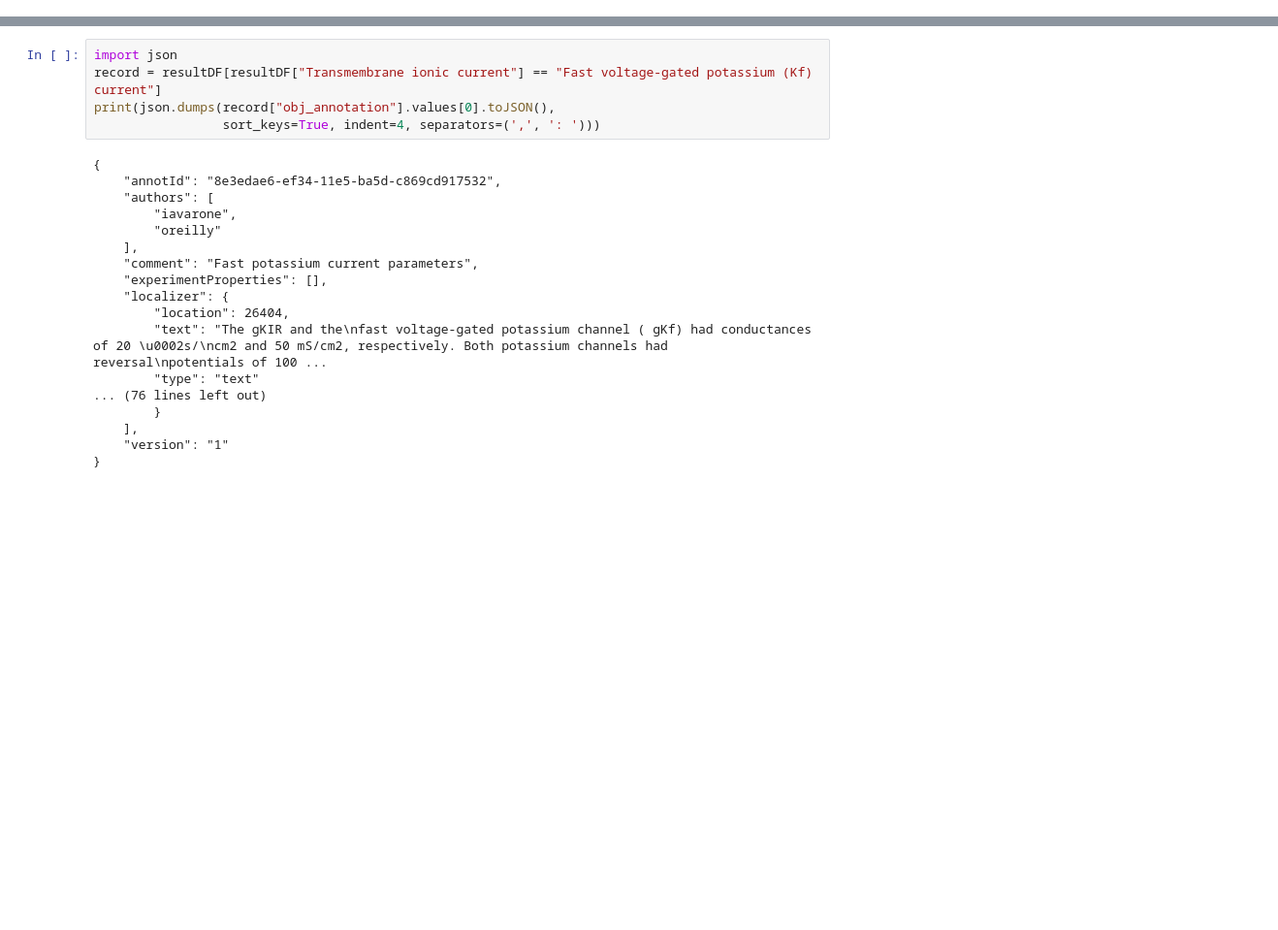
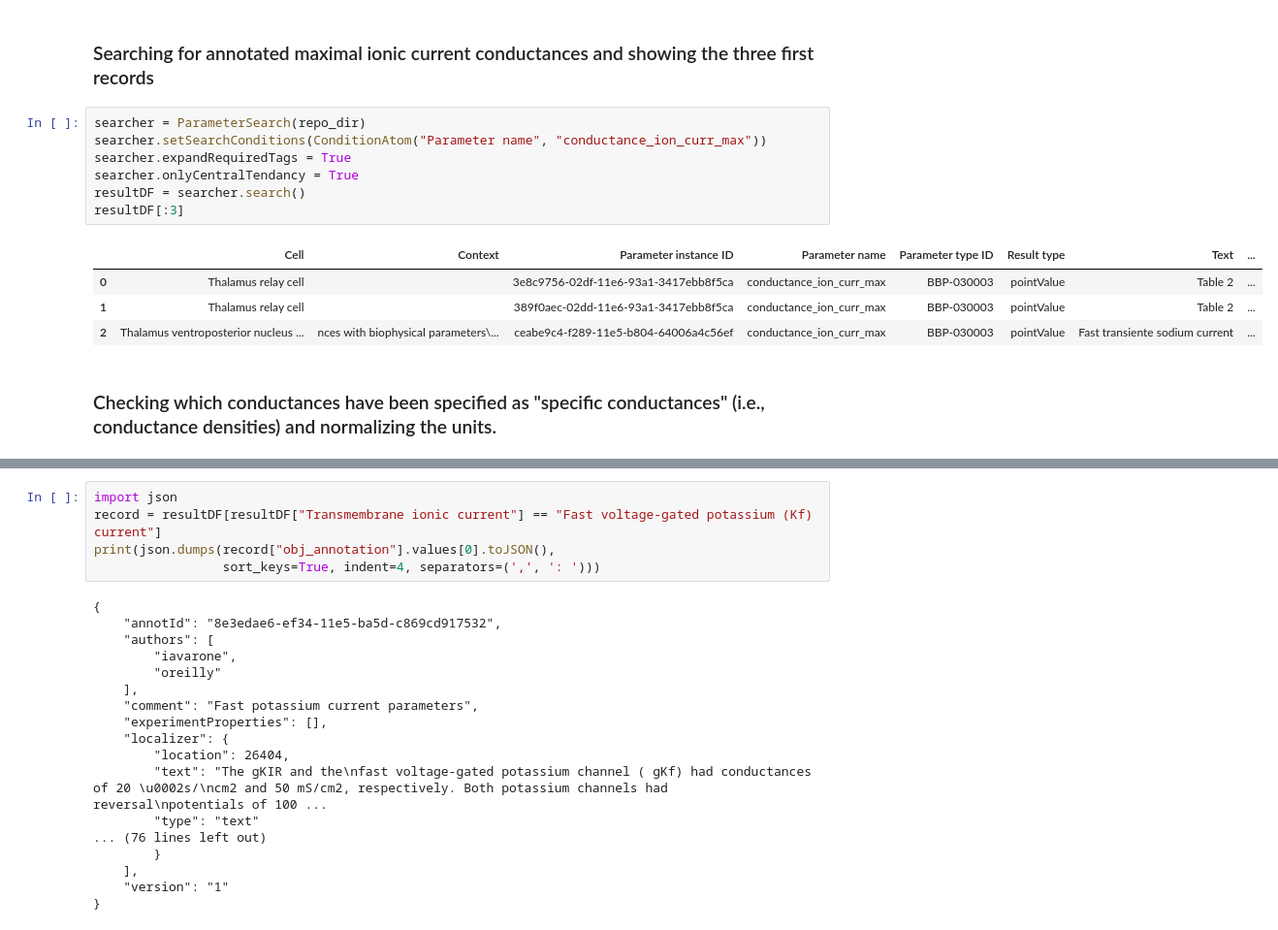
Before and after one commit to BlueBrain/nat, a Jupyter notebook: notebooks/Example ionic currents.ipynb, the cells around one changed output, grey strips where cells are left out. Shown at 97% size. Saved outputs shown, nothing was run; the diff lists cells and outputs as text; blank space fills up the shorter version.

```diff
--- a/notebooks/Example ionic currents.ipynb
+++ b/notebooks/Example ionic currents.ipynb
@@ -106,0 +52,16 @@ Returned context: None
+# %% [markdown]
+### Searching for annotated maximal ionic current conductances and showing the three first records
+# %%
+searcher = ParameterSearch(repo_dir)
+searcher.setSearchConditions(ConditionAtom("Parameter name", "conductance_ion_curr_max"))
+searcher.expandRequiredTags = True
+searcher.onlyCentralTendancy = True
+resultDF = searcher.search()
+resultDF[:3]
+# %% [output]
+|  | Cell | Context | Parameter instance ID | Parameter name | Parameter type ID | Result type | Text | ... |
+| 0 | Thalamus relay cell |  | 3e8c9756-02df-11e6-93a1-3417ebb8f5ca | conductance_ion_curr_max | BBP-030003 | pointValue | Table 2 | ... |
+| 1 | Thalamus relay cell |  | 389f0aec-02dd-11e6-93a1-3417ebb8f5ca | conductance_ion_curr_max | BBP-030003 | pointValue | Table 2 | ... |
+| 2 | Thalamus ventroposterior nucleus ... | nces with biophysical parameters\... | ceabe9c4-f289-11e5-b804-64006a4c56ef | conductance_ion_curr_max | BBP-030003 | pointValue | Fast transiente sodium current | ... |
+# %% [markdown]
+### Checking which conductances have been specified as "specific conductances" (i.e., conductance densities) and normalizing the units.
```
Also changed, not shown: parts of 20 cells of this notebook, 2 other files.
